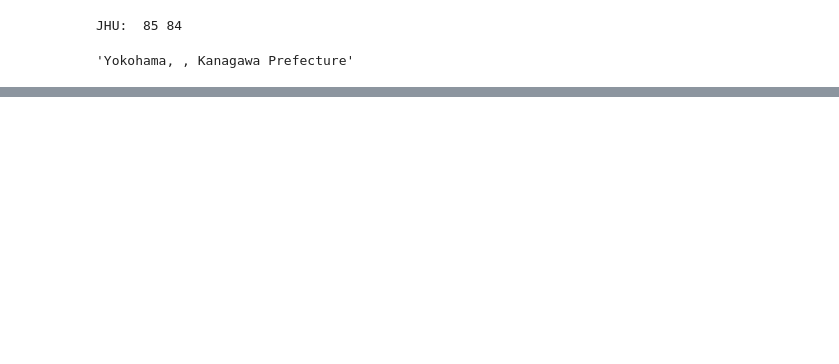
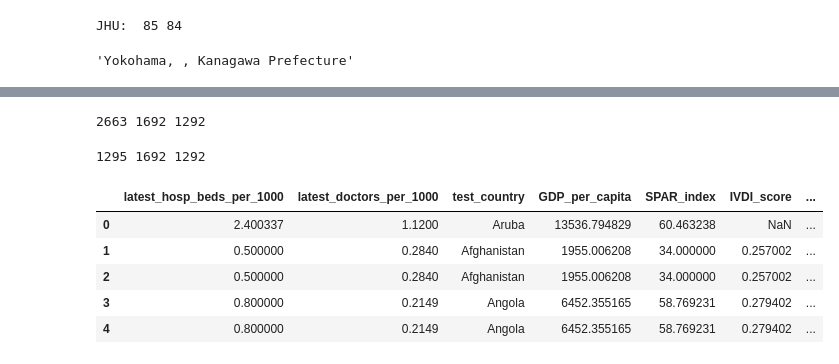
Before and after one commit to gksidhu/Capstone, a Jupyter notebook: Untitled.ipynb, the cells around one changed output, grey strips where cells are left out. Drawn from its saved outputs; the diff is of its cells as text; code cells hidden in the pictures; blank space fills up the shorter version.

```diff
--- a/Untitled.ipynb
+++ b/Untitled.ipynb
@@ -871,7 +871,7 @@ jhu_df.head()
 | 4 | Gansu | 36.06110 | 103.8343 | 0 | 2 | 2 | 4 | 7 | 14 | 19 | ... |
 # %%
 geolocator = Nominatim(user_agent="apple.chrome", timeout=10)
-rgeocode = RateLimiter(geolocator.reverse, min_delay_seconds=0.01)
+rgeocode = RateLimiter(geolocator.reverse, min_delay_seconds=1)
 # %%
 jhu_df['lat_long'] = jhu_df.Lat.map(str) + ',' + jhu_df.Long.map(str)
 jhu_df.head()
@@ -970,0 +968,31 @@ JHU:  85 84
+# %%
+# merge city_pop_df, rocs_df2 on (city_county_state, country) -- then jhu_df locations
+city_df = pd.merge(city_pop_df, rocs_df2, how = 'outer', on = ['city_county_state', 'test_country'])
+city_df = city_df.rename(columns =
+                         {'2020':
+                          'city_pop'}).drop(columns =
+                                                   ['Urban Agglomeration',
+                                                    'Latitude',
+                                                    'Longitude',
+                                                    'lat_long_x'])
+# %%
+print(len(city_df), len(city_pop_df), len(rocs_df))
+# %% [output]
+2663 1692 1292
+# %%
+city_df = city_df[~(city_df['effective_dist'].isna())]
+
+print(len(city_df), len(city_pop_df), len(rocs_df))
+# %% [output]
+1295 1692 1292
+# %%
+# merge with country data and impute country-level data into city/airport entries
+total_geo_df = pd.merge(country_df, city_df, how = 'outer', on = 'test_country')
+total_geo_df.head()
+# %% [output]
+|  | latest_hosp_beds_per_1000 | latest_doctors_per_1000 | test_country | GDP_per_capita | SPAR_index | IVDI_score | ... |
+| 0 | 2.400337 | 1.1200 | Aruba | 13536.794829 | 60.463238 | NaN | ... |
+| 1 | 0.500000 | 0.2840 | Afghanistan | 1955.006208 | 34.000000 | 0.257002 | ... |
+| 2 | 0.500000 | 0.2840 | Afghanistan | 1955.006208 | 34.000000 | 0.257002 | ... |
+| 3 | 0.800000 | 0.2149 | Angola | 6452.355165 | 58.769231 | 0.279402 | ... |
+| 4 | 0.800000 | 0.2149 | Angola | 6452.355165 | 58.769231 | 0.279402 | ... |
```
Also changed, not shown: parts of 29 cells of this notebook, 7 other files.
